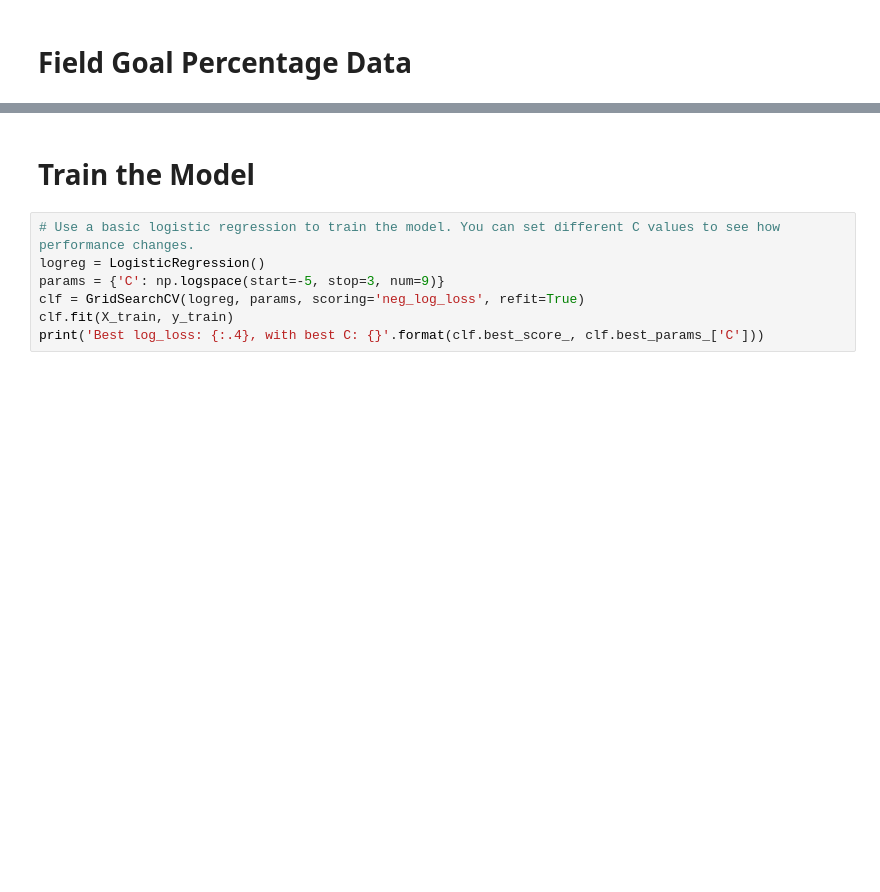
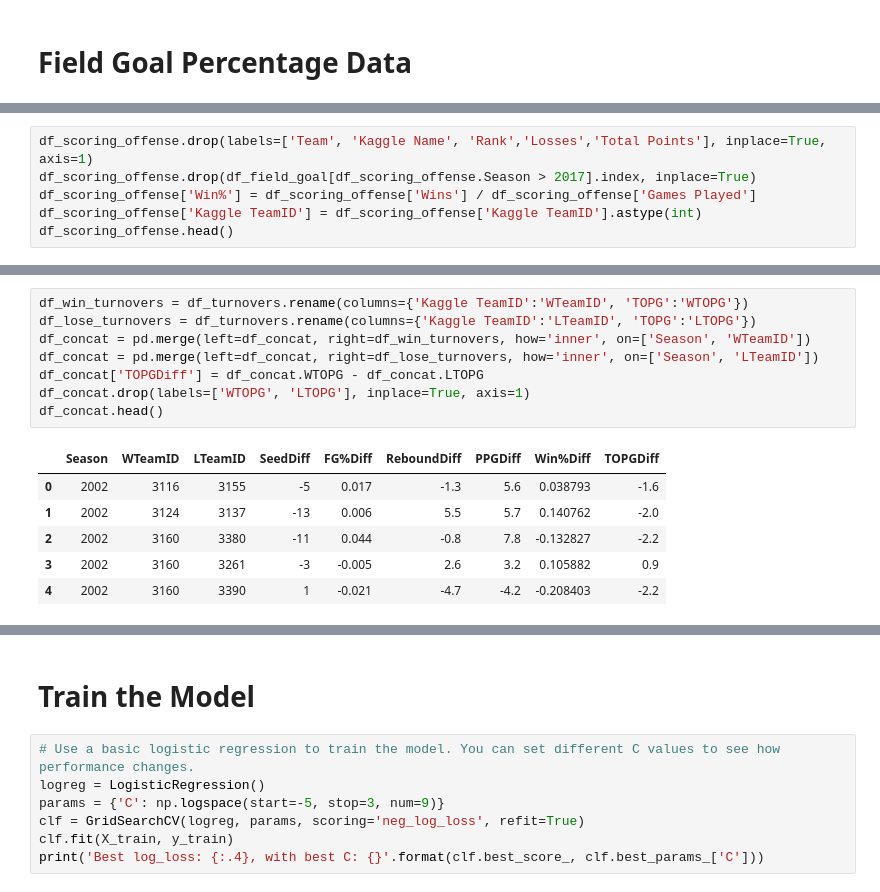
Before and after one commit to timdmacdo/kaggle, a Jupyter notebook: WBB/create_training_data.ipynb, the cells around one changed output, grey strips where cells are left out. Drawn from its saved outputs; the diff is of its cells as text; blank space fills up the shorter version.

```diff
--- a/WBB/create_training_data.ipynb
+++ b/WBB/create_training_data.ipynb
@@ -193,0 +200,6 @@ df_concat.drop(labels=['WFGP', 'LFGP'], inplace=True, axis=1)
+# %%
+df_scoring_offense.drop(labels=['Team', 'Kaggle Name', 'Rank','Losses','Total Points'], inplace=True, axis=1)
+df_scoring_offense.drop(df_field_goal[df_scoring_offense.Season > 2017].index, inplace=True)
+df_scoring_offense['Win%'] = df_scoring_offense['Wins'] / df_scoring_offense['Games Played']
+df_scoring_offense['Kaggle TeamID'] = df_scoring_offense['Kaggle TeamID'].astype(int)
+df_scoring_offense.head()
@@ -194,3 +261,18 @@ df_concat.drop(labels=['WFGP', 'LFGP'], inplace=True, axis=1)
+# %%
+df_win_turnovers = df_turnovers.rename(columns={'Kaggle TeamID':'WTeamID', 'TOPG':'WTOPG'})
+df_lose_turnovers = df_turnovers.rename(columns={'Kaggle TeamID':'LTeamID', 'TOPG':'LTOPG'})
+df_concat = pd.merge(left=df_concat, right=df_win_turnovers, how='inner', on=['Season', 'WTeamID'])
+df_concat = pd.merge(left=df_concat, right=df_lose_turnovers, how='inner', on=['Season', 'LTeamID'])
+df_concat['TOPGDiff'] = df_concat.WTOPG - df_concat.LTOPG
+df_concat.drop(labels=['WTOPG', 'LTOPG'], inplace=True, axis=1)
+df_concat.head()
+# %% [output]
+|  | Season | WTeamID | LTeamID | SeedDiff | FG%Diff | ReboundDiff | PPGDiff | Win%Diff | TOPGDiff |
+| 0 | 2002 | 3116 | 3155 | -5 | 0.017 | -1.3 | 5.6 | 0.038793 | -1.6 |
+| 1 | 2002 | 3124 | 3137 | -13 | 0.006 | 5.5 | 5.7 | 0.140762 | -2.0 |
+| 2 | 2002 | 3160 | 3380 | -11 | 0.044 | -0.8 | 7.8 | -0.132827 | -2.2 |
+| 3 | 2002 | 3160 | 3261 | -3 | -0.005 | 2.6 | 3.2 | 0.105882 | 0.9 |
+| 4 | 2002 | 3160 | 3390 | 1 | -0.021 | -4.7 | -4.2 | -0.208403 | -2.2 |
 # %%
 # Now we'll create a dataframe that summarizes wins & losses along with
 # their corresponding seed differences. This is the meat of what we'll be creating our model on.
```
Also changed, not shown: parts of 27 cells of this notebook, 3 other files.
